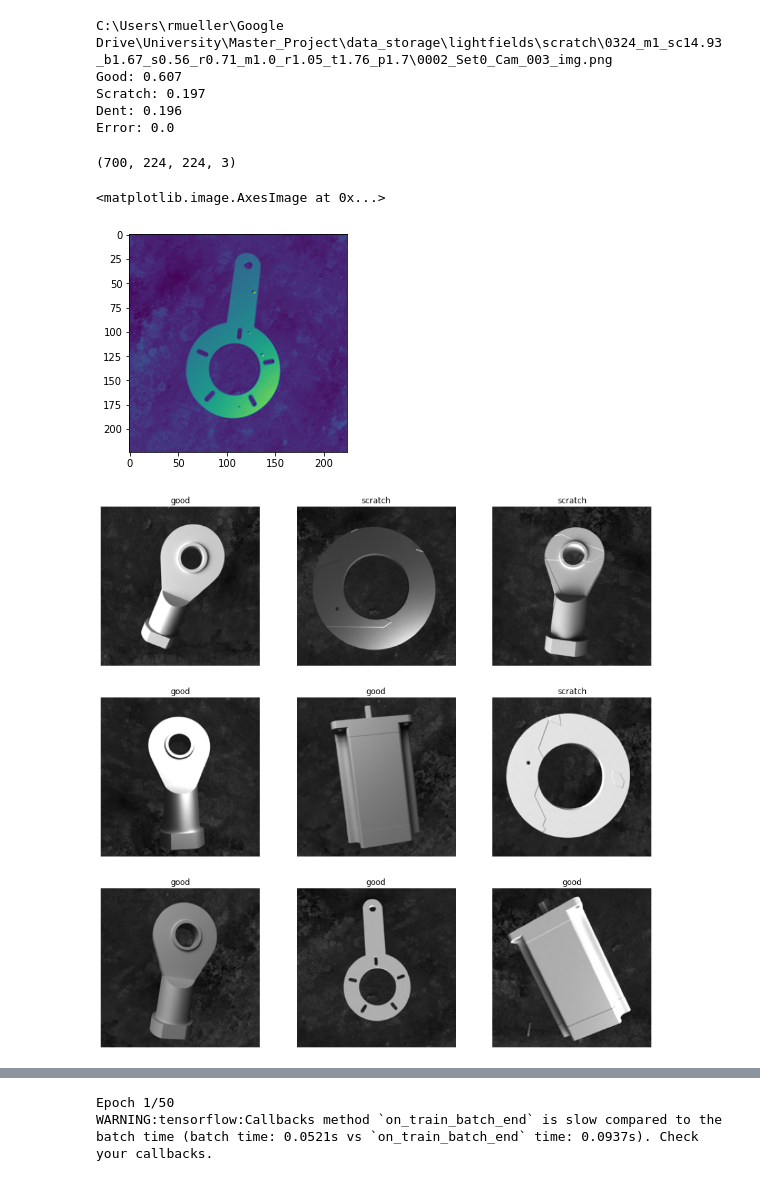
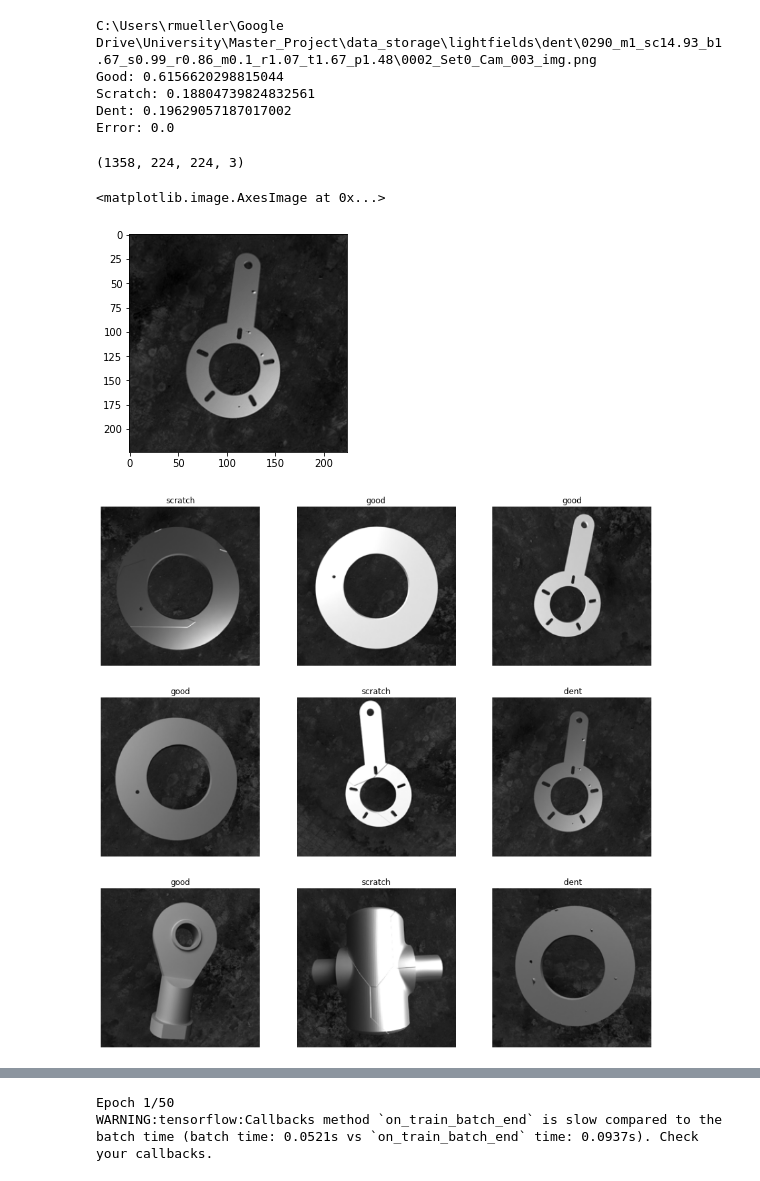
Before and after one commit to rgmueller/EPIDef, a Jupyter notebook: Base_ENB0.ipynb, the cells around one changed output, grey strips where cells are left out. Drawn from its saved outputs; the diff is of its cells as text; code cells hidden in the pictures.

```diff
--- a/Base_ENB0.ipynb
+++ b/Base_ENB0.ipynb
@@ -37,9 +37,9 @@ def load_lightfield_data(lf_directory):
     random.seed(1)
     random.shuffle(image_dirs)
     print(len(image_dirs))
-    features = np.zeros((len(image_dirs[:1000]), IMG_SIZE, IMG_SIZE, 3), np.float32)
-    labels = np.zeros((len(image_dirs[:1000])), np.int64)
-    for i, lf in enumerate(image_dirs[:1000]):
+    features = np.zeros((len(image_dirs), IMG_SIZE, IMG_SIZE, 3), np.float32)
+    labels = np.zeros((len(image_dirs)), np.int64)
+    for i, lf in enumerate(image_dirs):
         clear_output()
         print(lf, flush=True)
         with Image.open(lf) as im:
@@ -72,21 +72,22 @@ def load_lightfield_data(lf_directory):
 # (x_all, y_all) = load_lightfield_data("C:\\Users\\rmueller\\Google Drive\\University\\Master_Project\\data_storage\\lightfields_nohdr")
 (x_all, y_all) = load_lightfield_data("C:\\Users\\rmueller\\Google Drive\\University\\Master_Project\\data_storage\\lightfields")
 # %% [output]
-C:\Users\rmueller\Google Drive\University\Master_Project\data_storage\lightfields\scratch\0324_m1_sc14.93_b1.67_s0.56_r0.71_m1.0_r1.05_t1.76_p1.7\0002_Set0_Cam_003_img.png
-Good: 0.607
-Scratch: 0.197
-Dent: 0.196
+C:\Users\rmueller\Google Drive\University\Master_Project\data_storage\lightfields\dent\0290_m1_sc14.93_b1.67_s0.99_r0.86_m0.1_r1.07_t1.67_p1.48\0002_Set0_Cam_003_img.png
+Good: 0.6156620298815044
+Scratch: 0.18804739824832561
+Dent: 0.19629057187017002
 Error: 0.0
 # %%
 x_train, x_test, y_train, y_test = train_test_split(x_all, y_all, test_size=0.3, random_state=1)
 x_train.shape
 # %% [output]
-(700, 224, 224, 3)
+(1358, 224, 224, 3)
 # %%
-plt.imshow((((0.3*x_all[4,:,:,0]+0.58*x_all[4,:,:,1]+0.11*x_all[4,:,:,2])*255).astype(np.uint8)).astype("uint8"))
+plt.imshow((((0.3*x_all[4,:,:,0]+0.58*x_all[4,:,:,1]+0.11*x_all[4,:,:,2])*255).astype(np.uint8)).astype("uint8"),
+          cmap='gray')
 # %% [output]
 <matplotlib.image.AxesImage at 0x...>
-[figure, old version]
+[figure, new version]
 # %%
 import matplotlib.pyplot as plt
 
@@ -98,7 +99,7 @@ for i in range(9):
     plt.title({0:'good', 1:'scratch', 2:' dent'}[y_all[k]])
     plt.axis("off")
 # %% [output]
-[figure, old version]
+[figure, new version]
 # %%
 from tensorflow.keras.layers.experimental import preprocessing
 from tensorflow.keras.models import Sequential
```
Also changed, not shown: parts of 3 cells of this notebook, 2 other files.
